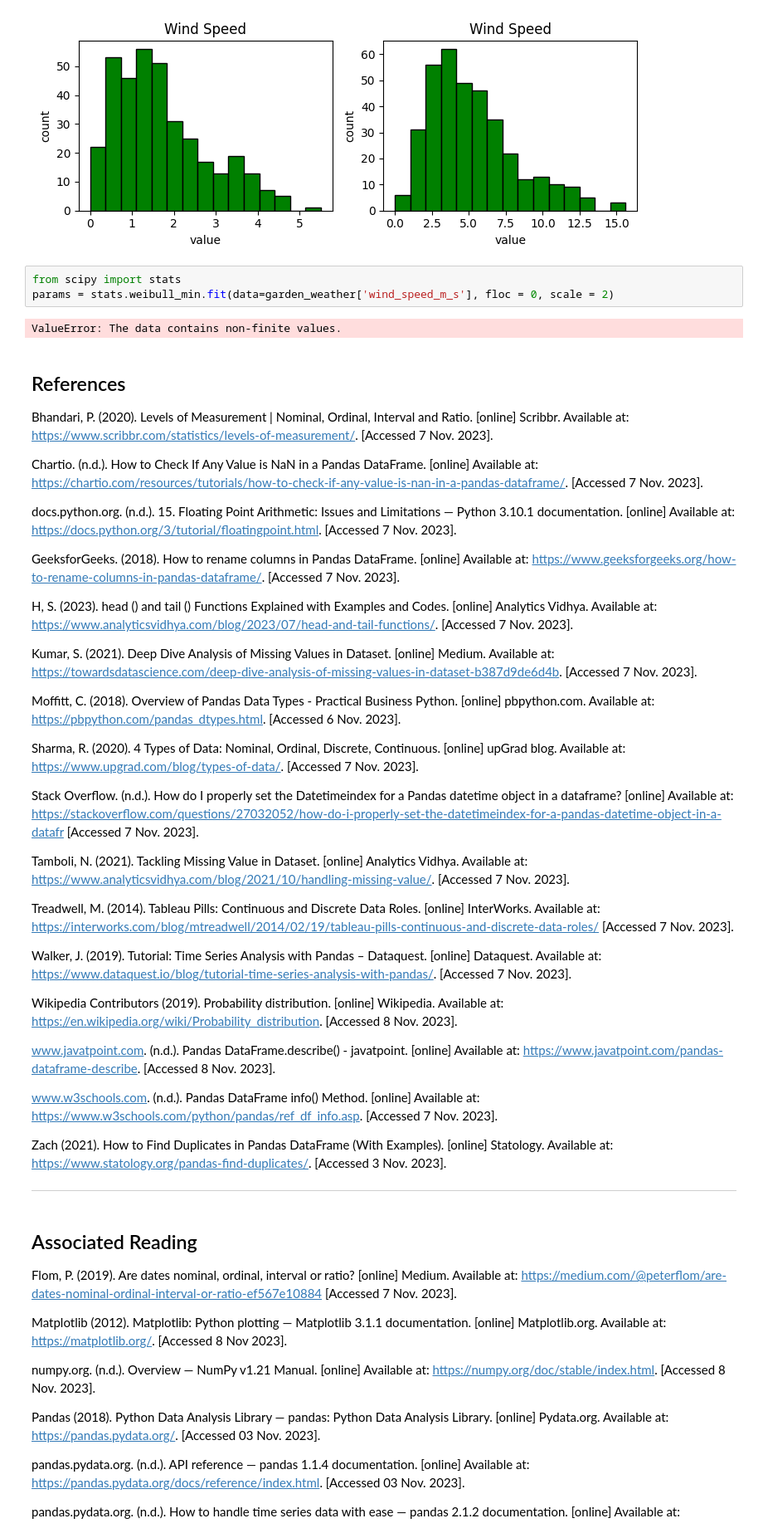
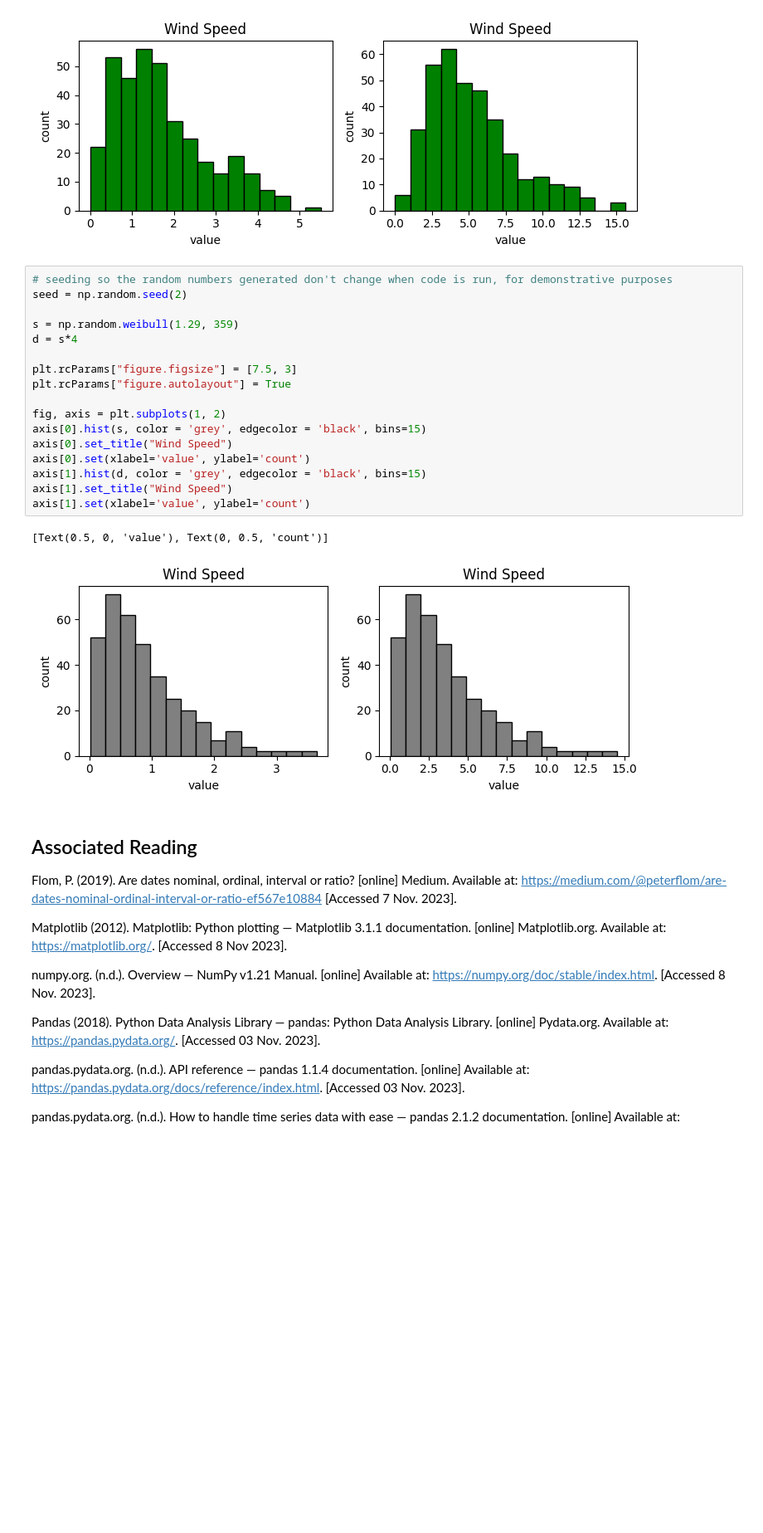
Before and after one commit to humphs078/ProgrammingforDataAnalysisAssignment_1, a Jupyter notebook: submission_notebook.ipynb, the cells around one changed output. Shown: that part at 83% size. Drawn from its saved outputs; the diff is of its cells as text; blank space fills up the shorter version.

Commit message:
Testing weibull distribution for wind variables

```diff
--- a/submission_notebook.ipynb
+++ b/submission_notebook.ipynb
@@ -235,47 +258,26 @@ axis[1].set(xlabel='value', ylabel='count')
 # %% [output]
 [Text(0.5, 0, 'value'), Text(0, 0.5, 'count')]
 [figure]
-# %%
-from scipy import stats
-params = stats.weibull_min.fit(data=garden_weather['wind_speed_m_s'], floc = 0, scale = 2)
-# %% [output]
-ValueError: The data contains non-finite values.
-# %% [markdown]
-## References <a id="references"></a>
-
-Bhandari, P. (2020). Levels of Measurement | Nominal, Ordinal, Interval and Ratio. [online] Scribbr. Available at: https://www.scribbr.com/statistics/levels-of-measurement/. [Accessed 7 Nov. 2023].
-
-Chartio. (n.d.). How to Check If Any Value is NaN in a Pandas DataFrame. [online] Available at: https://chartio.com/resources/tutorials/how-to-check-if-any-value-is-nan-in-a-pandas-dataframe/. [Accessed 7 Nov. 2023].
-
-docs.python.org. (n.d.). 15. Floating Point Arithmetic: Issues and Limitations — Python 3.10.1 documentation. [online] Available at: https://docs.python.org/3/tutorial/floatingpoint.html. [Accessed 7 Nov. 2023].
-
-GeeksforGeeks. (2018). How to rename columns in Pandas DataFrame. [online] Available at: https://www.geeksforgeeks.org/how-to-rename-columns-in-pandas-dataframe/. [Accessed 7 Nov. 2023].
-
-H, S. (2023). head () and tail () Functions Explained with Examples and Codes. [online] Analytics Vidhya. Available at: https://www.analyticsvidhya.com/blog/2023/07/head-and-tail-functions/. [Accessed 7 Nov. 2023].
-
-Kumar, S. (2021). Deep Dive Analysis of Missing Values in Dataset. [online] Medium. Available at: https://towardsdatascience.com/deep-dive-analysis-of-missing-values-in-dataset-b387d9de6d4b. [Accessed 7 Nov. 2023].
-
-Moffitt, C. (2018). Overview of Pandas Data Types - Practical Business Python. [online] pbpython.com. Available at: https://pbpython.com/pandas_dtypes.html. [Accessed 6 Nov. 2023].
-
-Sharma, R. (2020). 4 Types of Data: Nominal, Ordinal, Discrete, Continuous. [online] upGrad blog. Available at: https://www.upgrad.com/blog/types-of-data/. [Accessed 7 Nov. 2023].
-
-Stack Overflow. (n.d.). How do I properly set the Datetimeindex for a Pandas datetime object in a dataframe? [online] Available at: https://stackoverflow.com/questions/27032052/how-do-i-properly-set-the-datetimeindex-for-a-pandas-datetime-object-in-a-datafr [Accessed 7 Nov. 2023].
-
-Tamboli, N. (2021). Tackling Missing Value in Dataset. [online] Analytics Vidhya. Available at: https://www.analyticsvidhya.com/blog/2021/10/handling-missing-value/. [Accessed 7 Nov. 2023].
-
-Treadwell, M. (2014). Tableau Pills: Continuous and Discrete Data Roles. [online] InterWorks. Available at: https://interworks.com/blog/mtreadwell/2014/02/19/tableau-pills-continuous-and-discrete-data-roles/ [Accessed 7 Nov. 2023].
-
-Walker, J. (2019). Tutorial: Time Series Analysis with Pandas – Dataquest. [online] Dataquest. Available at: https://www.dataquest.io/blog/tutorial-time-series-analysis-with-pandas/. [Accessed 7 Nov. 2023].
-
-Wikipedia Contributors (2019). Probability distribution. [online] Wikipedia. Available at: https://en.wikipedia.org/wiki/Probability_distribution. [Accessed 8 Nov. 2023].
-
-www.javatpoint.com. (n.d.). Pandas DataFrame.describe() - javatpoint. [online] Available at: https://www.javatpoint.com/pandas-dataframe-describe. [Accessed 8 Nov. 2023].
-
-www.w3schools.com. (n.d.). Pandas DataFrame info() Method. [online] Available at: https://www.w3schools.com/python/pandas/ref_df_info.asp. [Accessed 7 Nov. 2023].
-
-Zach (2021). How to Find Duplicates in Pandas DataFrame (With Examples). [online] Statology. Available at: https://www.statology.org/pandas-find-duplicates/. [Accessed 3 Nov. 2023].
-
----
+# %%
+# seeding so the random numbers generated don't change when code is run, for demonstrative purposes
+seed = np.random.seed(2)
+
+s = np.random.weibull(1.29, 359)
+d = s*4
+
+plt.rcParams["figure.figsize"] = [7.5, 3]
+plt.rcParams["figure.autolayout"] = True
+
+fig, axis = plt.subplots(1, 2)
+axis[0].hist(s, color = 'grey', edgecolor = 'black', bins=15)
+axis[0].set_title("Wind Speed")
+axis[0].set(xlabel='value', ylabel='count')
+axis[1].hist(d, color = 'grey', edgecolor = 'black', bins=15)
+axis[1].set_title("Wind Speed")
+axis[1].set(xlabel='value', ylabel='count')
+# %% [output]
+[Text(0.5, 0, 'value'), Text(0, 0.5, 'count')]
+[figure, added]
 # %% [markdown]
 ## Associated Reading <a id="associated-reading"></a>
 
```
Also changed, not shown: parts of 2 cells of this notebook.
